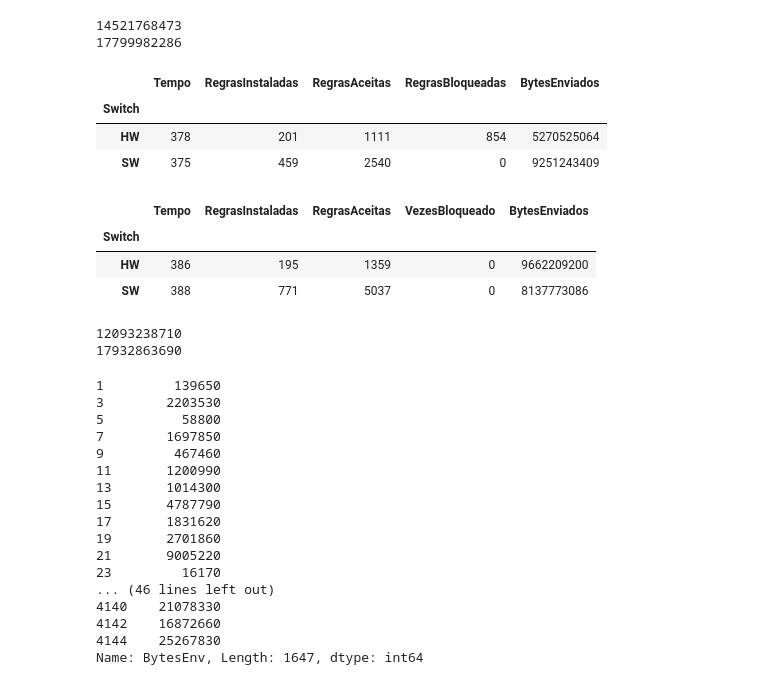
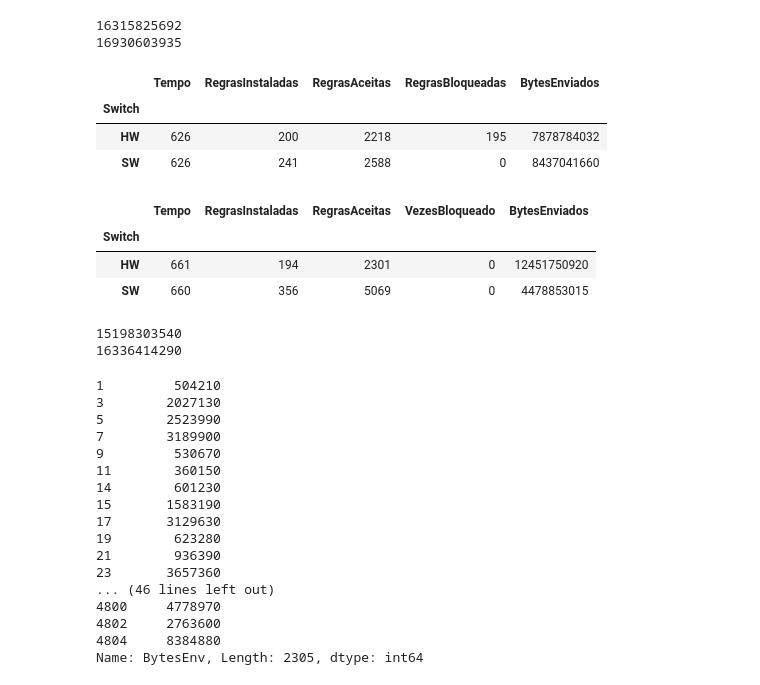
Before and after one commit to pedrobellotti/iperftestes, a Jupyter notebook: Scripts/teste-Copy1.ipynb, the cells around one changed output. Drawn from its saved outputs; the diff is of its cells as text; code cells hidden in the pictures.

```diff
--- a/Scripts/teste-Copy1.ipynb
+++ b/Scripts/teste-Copy1.ipynb
@@ -7,54 +7,54 @@ import statsmodels.api as sm
 %matplotlib inline
 import seaborn as sns
 # %%
-dfPI = pd.read_csv("../Saidas/teste2_pi010/info_parimpar.txt", sep=" ")
-dfSW = pd.read_csv("../Saidas/teste2_sw010/info_sw.txt", sep=" ")
+dfPI = pd.read_csv("../Saidas/teste1_pi020/info_parimpar.txt", sep=" ")
+dfSW = pd.read_csv("../Saidas/teste2_sw020/info_sw.txt", sep=" ")
 gpbPI = dfPI.groupby(["Switch"]).max()
 gpbSW = dfSW.groupby(["Switch"]).max()
 print (gpbPI['BytesEnviados'].sum())
 print (gpbSW['BytesEnviados'].sum())
 gpbPI.head()
 #print (dfPI['BytesEnviados'].max())
 #print (dfSW['BytesEnviados'].max())
 # %% [output]
-14521768473
-17799982286
+16315825692
+16930603935
 |  | Tempo | RegrasInstaladas | RegrasAceitas | RegrasBloqueadas | BytesEnviados |
 | Switch |  |  |  |  |  |
-| HW | 378 | 201 | 1111 | 854 | 5270525064 |
-| SW | 375 | 459 | 2540 | 0 | 9251243409 |
+| HW | 626 | 200 | 2218 | 195 | 7878784032 |
+| SW | 626 | 241 | 2588 | 0 | 8437041660 |
 # %%
 gpbSW.head()
 # %% [output]
 |  | Tempo | RegrasInstaladas | RegrasAceitas | VezesBloqueado | BytesEnviados |
 | Switch |  |  |  |  |  |
-| HW | 386 | 195 | 1359 | 0 | 9662209200 |
-| SW | 388 | 771 | 5037 | 0 | 8137773086 |
+| HW | 661 | 194 | 2301 | 0 | 12451750920 |
+| SW | 660 | 356 | 5069 | 0 | 4478853015 |
 # %%
-df2PI = pd.read_csv("../Saidas/teste2_pi010/teste2_pi010.csv")
-df2SW = pd.read_csv("../Saidas/teste2_sw010/teste2_sw010.csv")
+df2PI = pd.read_csv("../Saidas/teste1_pi020/teste1_pi020.csv")
+df2SW = pd.read_csv("../Saidas/teste1_sw020/teste1_sw020.csv")
 df2PI = df2PI[df2PI.IpOri == '10.1.0.1']
 df2SW = df2SW[df2SW.IpOri == '10.1.0.1']
 print (df2PI['BytesEnv'].sum())
 print (df2SW['BytesEnv'].sum())
 df2PI['BytesEnv']
 # %% [output]
-12093238710
-17932863690
+15198303540
+16336414290
-1         139650
-3        2203530
-5          58800
-7        1697850
-9         467460
-11       1200990
-13       1014300
-15       4787790
-17       1831620
-19       2701860
-21       9005220
-23         16170
+1         504210
+3        2027130
+5        2523990
+7        3189900
+9         530670
+11        360150
+14        601230
+15       1583190
+17       3129630
+19        623280
+21        936390
+23       3657360
 ... (46 lines left out)
-4140    21078330
-4142    16872660
-4144    25267830
-Name: BytesEnv, Length: 1647, dtype: int64
+4800     4778970
+4802     2763600
+4804     8384880
+Name: BytesEnv, Length: 2305, dtype: int64
```
Also changed, not shown: 28 other files.
